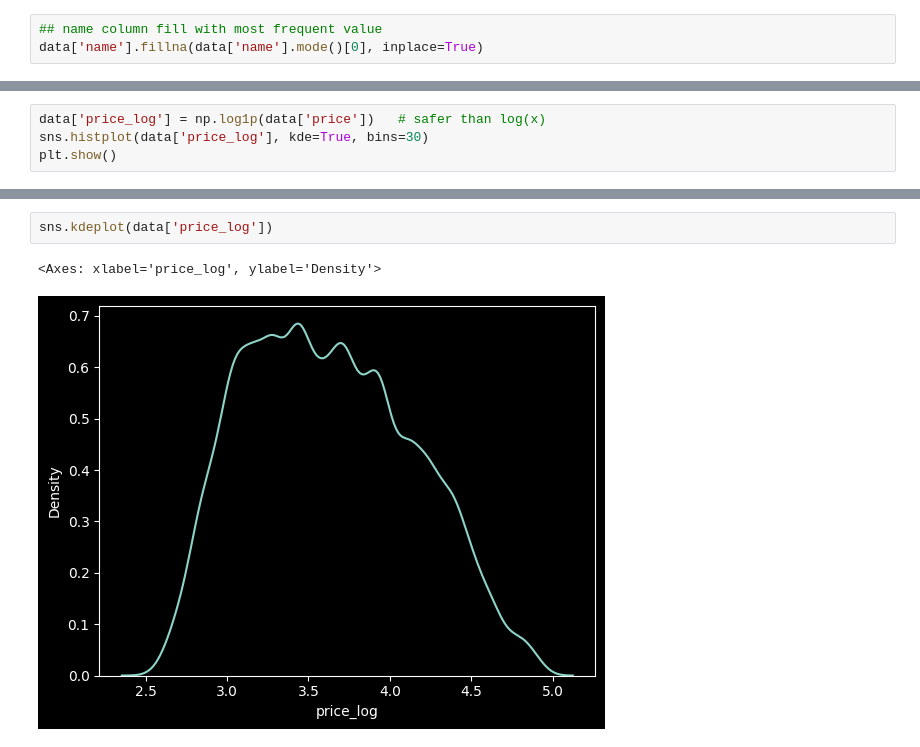
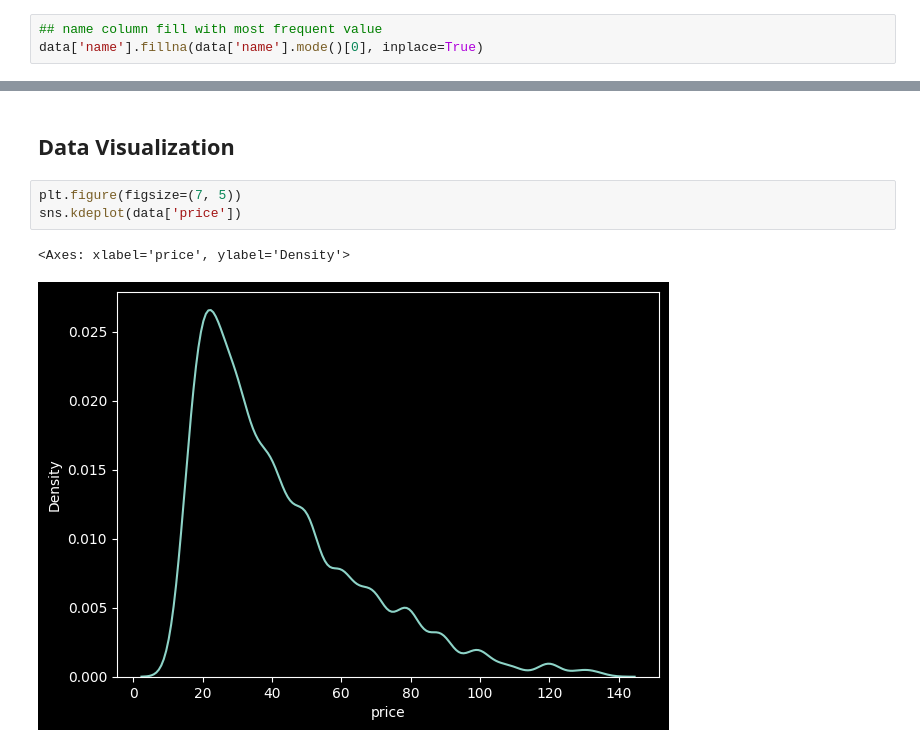
Before and after one commit to sumeet-016/Business-Sales-Data-Analysis-and-Prediction, a Jupyter notebook: DataAnalysis.ipynb, the cells around one changed output, grey strips where cells are left out. Cells and saved outputs as stored; diff of their text form.

```diff
--- a/DataAnalysis.ipynb
+++ b/DataAnalysis.ipynb
@@ -197,4 +187,0 @@ sns.kdeplot(data['price'])
-# %%
-data['price_log'] = np.log1p(data['price'])   # safer than log(x)
-sns.histplot(data['price_log'], kde=True, bins=30)
-plt.show()
@@ -203,5 +188,8 @@ plt.show()
-# %%
-sns.kdeplot(data['price_log'])
-# %% [output]
-<Axes: xlabel='price_log', ylabel='Density'>
-[figure, removed]
+# %% [markdown]
+## Data Visualization
+# %%
+plt.figure(figsize=(7, 5))
+sns.kdeplot(data['price'])
+# %% [output]
+<Axes: xlabel='price', ylabel='Density'>
+[figure, added]
```
Also changed, not shown: parts of 9 cells of this notebook.
